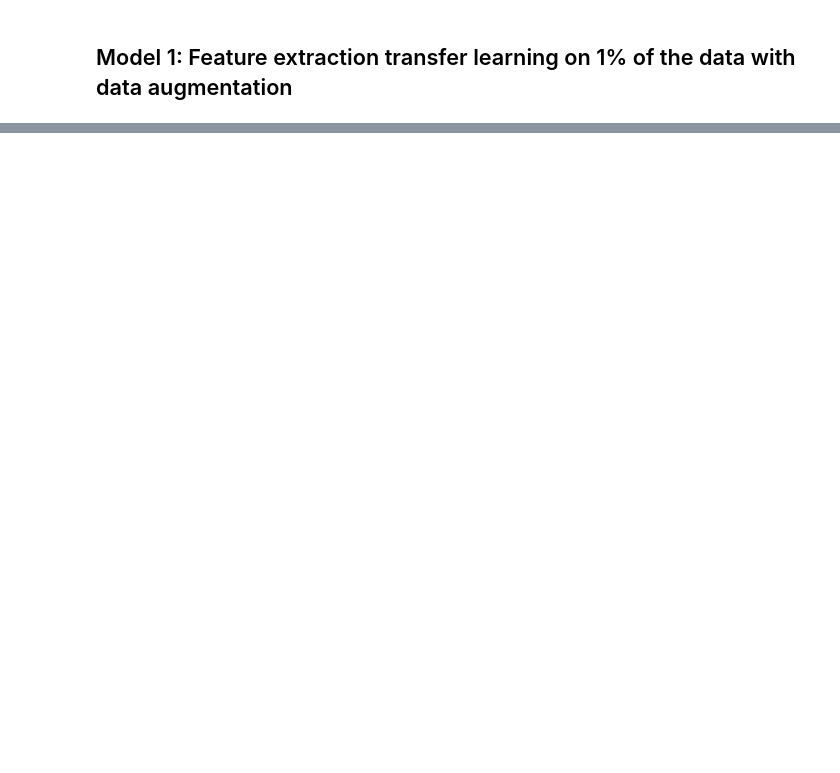
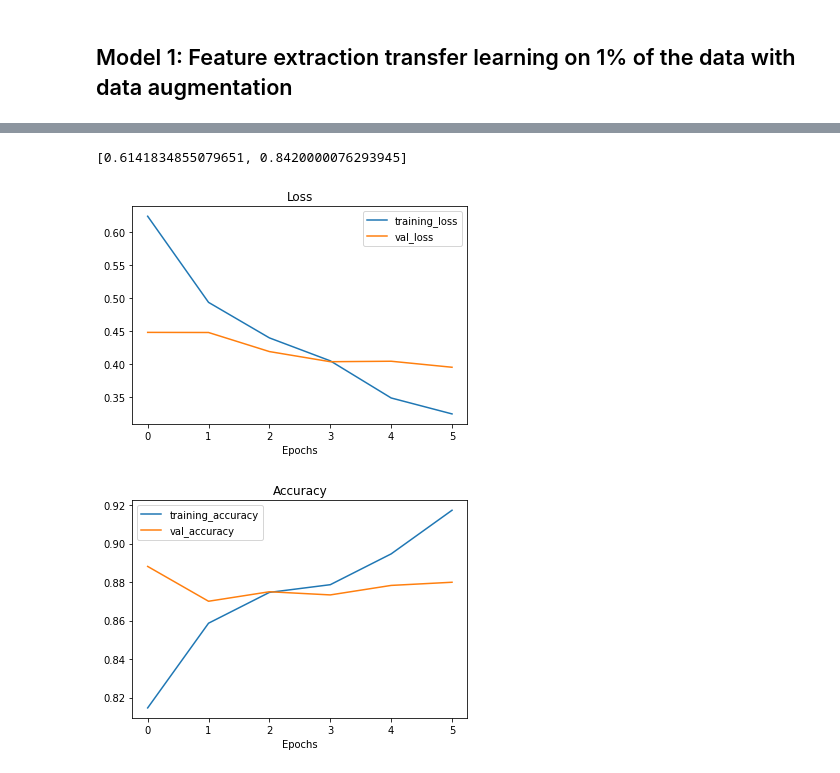
Before and after one commit to mehmetkesik/tensorflow-basics, a Jupyter notebook: 05_transfer_learning_in_tensorflow_fine_tuning.ipynb, the cells around one changed output, grey strips where cells are left out. Cells and saved outputs as stored; diff of their text form; code cells hidden in the pictures; blank space fills up the shorter version.

```diff
--- a/05_transfer_learning_in_tensorflow_fine_tuning.ipynb
+++ b/05_transfer_learning_in_tensorflow_fine_tuning.ipynb
@@ -492,0 +778,12 @@ plot_loss_curves(history_1_percent)
+# %%
+# To begin fine-tuning, let's start by setting the last 10 layers of our base_model.trainable = True
+base_model.trainable = True
+
+# Freeze all layers except for the last 10
+for layer in base_model.layers[:-10]:
+  layer.trainable = False
+
+# Recompile (we have to recompile our models every time we make a change)
+model_2.compile(loss="categorical_crossentropy",
+                optimizer=tf.keras.optimizers.Adam(learning_rate=0.0001), # when fine-tuning you typically want to lower the learning rate by 10x*
+                metrics=["accuracy"])
@@ -492,0 +820,12 @@ plot_loss_curves(history_1_percent)
+# %%
+# Fine tune for another 5 epochs
+fine_tune_epochs = initial_epochs + 5
+
+# Refit the model (same as model_2 except with more trainable layers)
+history_fine_10_percent_data_aug = model_2.fit(train_data_10_percent,
+                                               epochs=fine_tune_epochs,
+                                               validation_data=test_data,
+                                               validation_steps=int(0.25*len(test_data)),
+                                               initial_epoch=history_10_percent_data_aug.epoch[-1], # start training from previous last epoch
+                                               callbacks=[create_tensorboard_callback(dir_name="transfer_learning",
+                                                                                      experiment_name="10_percent_fine_tune_last_10")])
@@ -492,0 +851,10 @@ plot_loss_curves(history_1_percent)
+# %%
+results_10_percent_data_aug
+# %% [output]
+[0.6141834855079651, 0.8420000076293945]
+# %%
+# Check out of loss curves of our fine-tunned model
+plot_loss_curves(history_fine_10_percent_data_aug)
+# %% [output]
+[figure, added]
+[figure, added]
```
Also changed, not shown: parts of 55 cells of this notebook.
